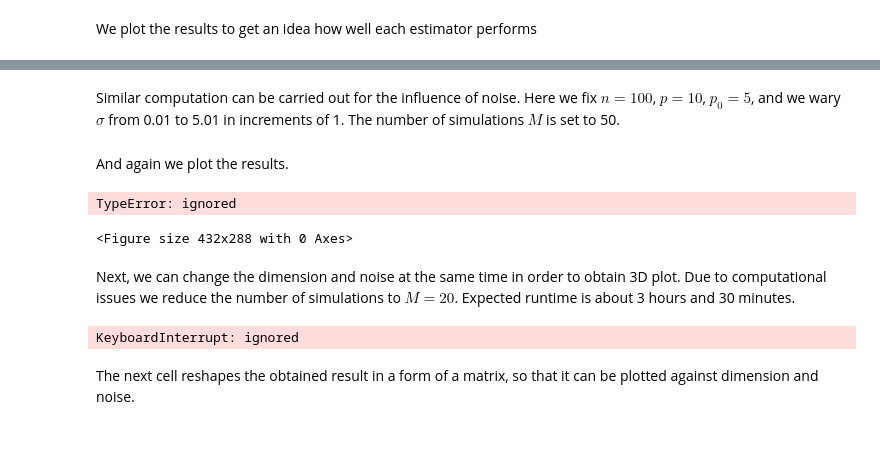
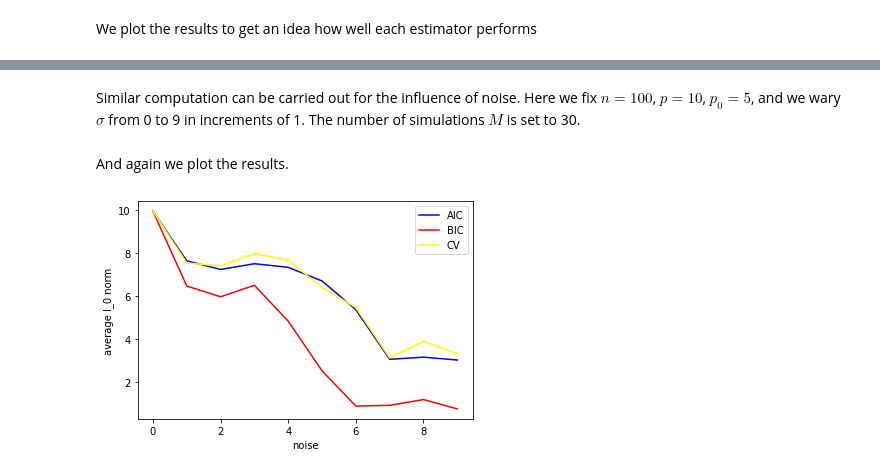
Before and after one commit to mgjorgje/lasso-calibration, a Jupyter notebook: ABC.ipynb, the cells around one changed output, grey strips where cells are left out. Saved outputs shown, nothing was run; the diff lists cells and outputs as text; code cells hidden in the pictures; blank space fills up the shorter version.

```diff
--- a/ABC.ipynb
+++ b/ABC.ipynb
@@ -372,5 +333,5 @@ plt.show()
 # %% [markdown]
-Similar computation can be carried out for the influence of noise. Here we fix $n=100$, $p=10$, $p_0=5$, and we wary $\sigma$ from 0.01 to 5.01 in increments of 1. The number of simulations $M$ is set to 50.
+Similar computation can be carried out for the influence of noise. Here we fix $n=100$, $p=10$, $p_0=5$, and we wary $\sigma$ from 0 to 9 in increments of 1. The number of simulations $M$ is set to 30.
 # %%
 noise=np.arange(0,10)
 
@@ -390,40 +349,11 @@ And again we plot the results.
 # %%
-fig = plt.figure()
-ax = fig.add_subplot()
+plt.plot(noise,Anoise,color='blue',label='AIC')
+plt.plot(noise,Bnoise,color='red',label='BIC')
+plt.plot(noise,Cnoise,color='yellow',label='CV')
+plt.xlabel('noise')
+plt.ylabel('average l_0 norm')
+plt.legend()
 
-ax.plot(noise,Anoise,label='AIC',c='blue')
-#ax.plot(noise,Bnoise,label='BIC',c='red');
-#ax.plot(noise,Cnoise,label='CV',c='yellow');
-
-#ax.xlabel('noise')
-#ax.ylabel('average l_0 norm of estimated coefficients')
-fig.show()
+plt.show()
 # %% [output]
-TypeError: ignored
-<Figure size 432x288 with 0 Axes>
+[figure, added]
-# %% [markdown]
-Next, we can change the dimension and noise at the same time in order to obtain
-3D plot. Due to computational issues we reduce the number of simulations to $M=20$. Expected runtime is about 3 hours and 30 minutes.
-# %%
-Aerror=[]
-Berror=[]
-Cerror=[]
-
-Anoise=[]
-Bnoise=[]
-Cnoise=[]
-
-
-
-for x in dims:
-  for y in noise:
-
-
-    S=Comparator(100,x,5,y,20,np.linspace(0,2,30))
-    Aerror.append(np.mean(S[0]))
-    Berror.append(np.mean(S[1]))
-    Cerror.append(np.mean(S[2]))
-# %% [output]
-KeyboardInterrupt: ignored
-# %% [markdown]
-The next cell reshapes the obtained result in a form of a matrix, so that it can be plotted against dimension and noise.
```
Also changed, not shown: parts of 14 cells of this notebook.
